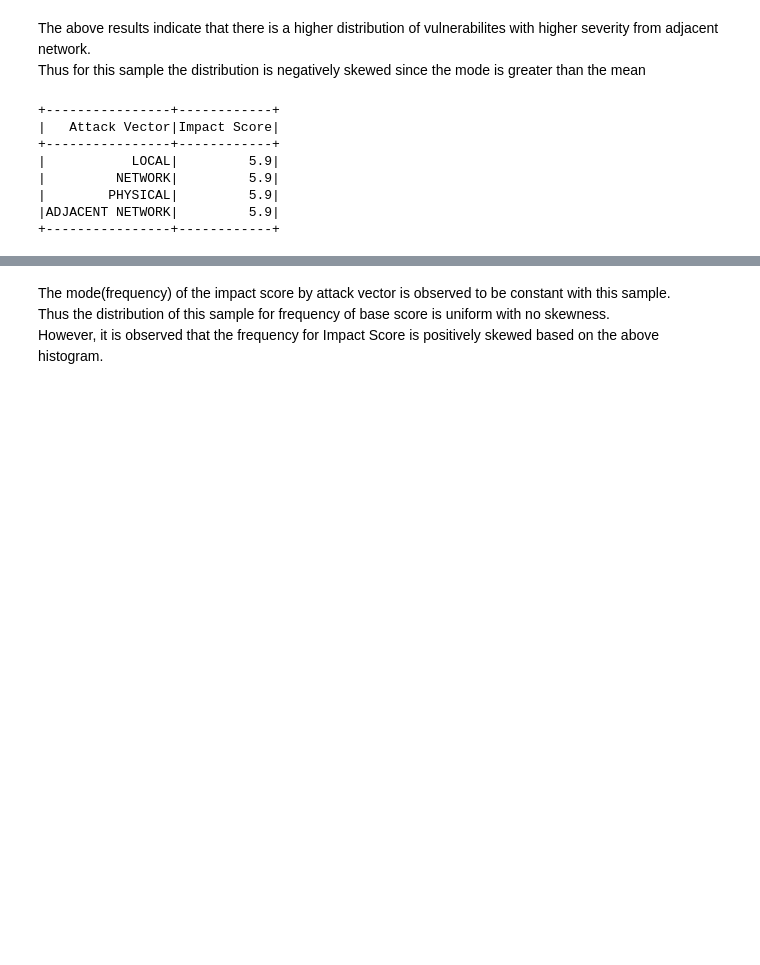
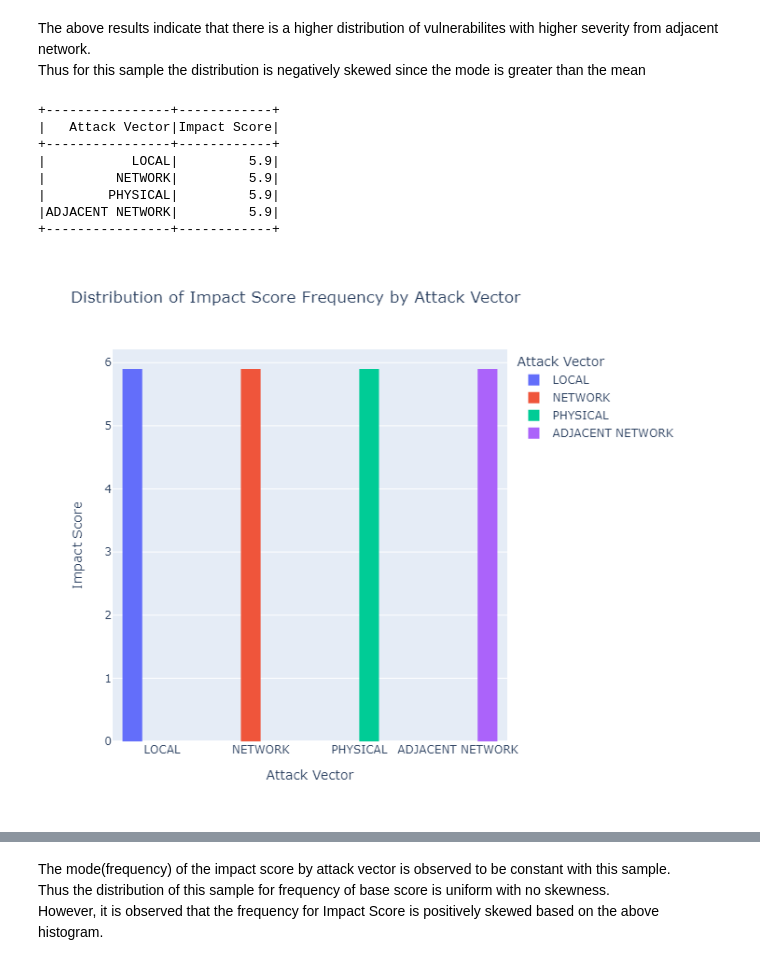
Before and after one commit to XvXAdrienXvX/VMAnalytics, a Jupyter notebook: Notebooks/demo.ipynb, the cells around one changed output, grey strips where cells are left out. Saved outputs shown, nothing was run; the diff lists cells and outputs as text; code cells hidden in the pictures; blank space fills up the shorter version.

```diff
--- a/Notebooks/demo.ipynb
+++ b/Notebooks/demo.ipynb
@@ -65,15 +67,16 @@ The above results indicate that there is a higher distribution of vulnerabilites
 Thus for this sample the distribution is negatively skewed since the mode is greater than the mean
 # %%
 mode_df_impact_score = dt_analyzer.calculate_mode_category(dataFrame, "attackVector", "impactScore", "Attack Vector", "Impact Score")
-dt_analyzer.show_histogram(mode_df_impact_score, "Attack Vector", "Impact Score", 700, 600, "Distribution of Impact Score Frequency by Attack Vector")
+dt_analyzer.show_histogram(mode_df_impact_score, "Attack Vector", "Impact Score", 700, 600, "Distribution of Impact Score Frequency by Attack Vector", "png")
 # %% [output]
 +----------------+------------+
 |   Attack Vector|Impact Score|
 +----------------+------------+
 |           LOCAL|         5.9|
 |         NETWORK|         5.9|
 |        PHYSICAL|         5.9|
 |ADJACENT NETWORK|         5.9|
 +----------------+------------+
+[figure, added]
 # %%
 mean_df_impact_score = dt_analyzer.calculate_mean_category(dataFrame, "attackVector", "impactScore", "Attack Vector", "Impact Score")
```
Also changed, not shown: parts of 10 cells of this notebook.
